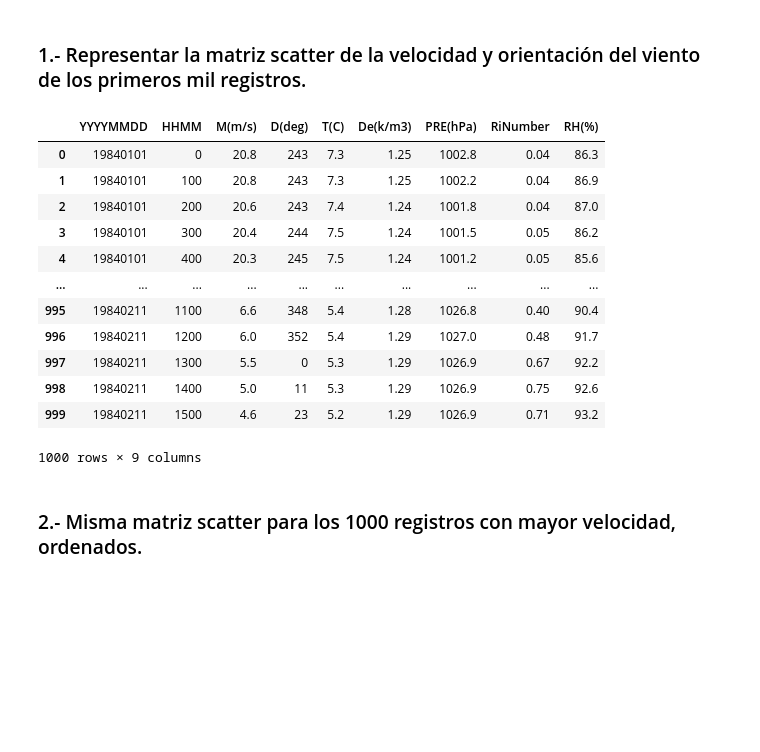
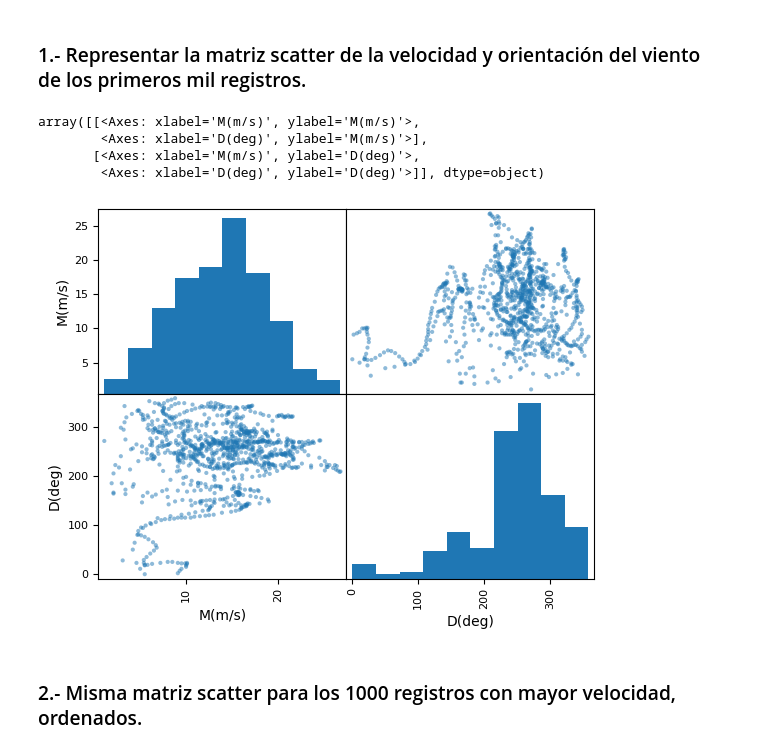
Before and after one commit to CrisLGC/evaluacion-4-calculo-numerico, a Jupyter notebook: main.ipynb, the cells around one changed output. Saved outputs shown, nothing was run; the diff lists cells and outputs as text; code cells hidden in the pictures; blank space fills up the shorter version.

```diff
--- a/main.ipynb
+++ b/main.ipynb
@@ -19,20 +19,12 @@ df.head()
 <h3>1.- Representar la matriz scatter de la velocidad y orientación del viento de los primeros mil registros.</h3>
 # %%
 #Código para el 1er ejercicio
-df.head(1000)
+pd.plotting.scatter_matrix(df.loc[df.index[:1000], 'M(m/s)':'D(deg)'])
 # %% [output]
-|  | YYYYMMDD | HHMM | M(m/s) | D(deg) | T(C) | De(k/m3) | PRE(hPa) | RiNumber | RH(%) |
-| 0 | 19840101 | 0 | 20.8 | 243 | 7.3 | 1.25 | 1002.8 | 0.04 | 86.3 |
-| 1 | 19840101 | 100 | 20.8 | 243 | 7.3 | 1.25 | 1002.2 | 0.04 | 86.9 |
-| 2 | 19840101 | 200 | 20.6 | 243 | 7.4 | 1.24 | 1001.8 | 0.04 | 87.0 |
-| 3 | 19840101 | 300 | 20.4 | 244 | 7.5 | 1.24 | 1001.5 | 0.05 | 86.2 |
-| 4 | 19840101 | 400 | 20.3 | 245 | 7.5 | 1.24 | 1001.2 | 0.05 | 85.6 |
-| ... | ... | ... | ... | ... | ... | ... | ... | ... | ... |
-| 995 | 19840211 | 1100 | 6.6 | 348 | 5.4 | 1.28 | 1026.8 | 0.40 | 90.4 |
-| 996 | 19840211 | 1200 | 6.0 | 352 | 5.4 | 1.29 | 1027.0 | 0.48 | 91.7 |
-| 997 | 19840211 | 1300 | 5.5 | 0 | 5.3 | 1.29 | 1026.9 | 0.67 | 92.2 |
-| 998 | 19840211 | 1400 | 5.0 | 11 | 5.3 | 1.29 | 1026.9 | 0.75 | 92.6 |
-| 999 | 19840211 | 1500 | 4.6 | 23 | 5.2 | 1.29 | 1026.9 | 0.71 | 93.2 |
-1000 rows × 9 columns
+array([[<Axes: xlabel='M(m/s)', ylabel='M(m/s)'>,
+        <Axes: xlabel='D(deg)', ylabel='M(m/s)'>],
+       [<Axes: xlabel='M(m/s)', ylabel='D(deg)'>,
+        <Axes: xlabel='D(deg)', ylabel='D(deg)'>]], dtype=object)
+[figure, added]
 # %% [markdown]
 <h3>2.- Misma matriz scatter para los 1000 registros con mayor velocidad, ordenados.</h3>
```
Also changed, not shown: parts of 5 cells of this notebook.
